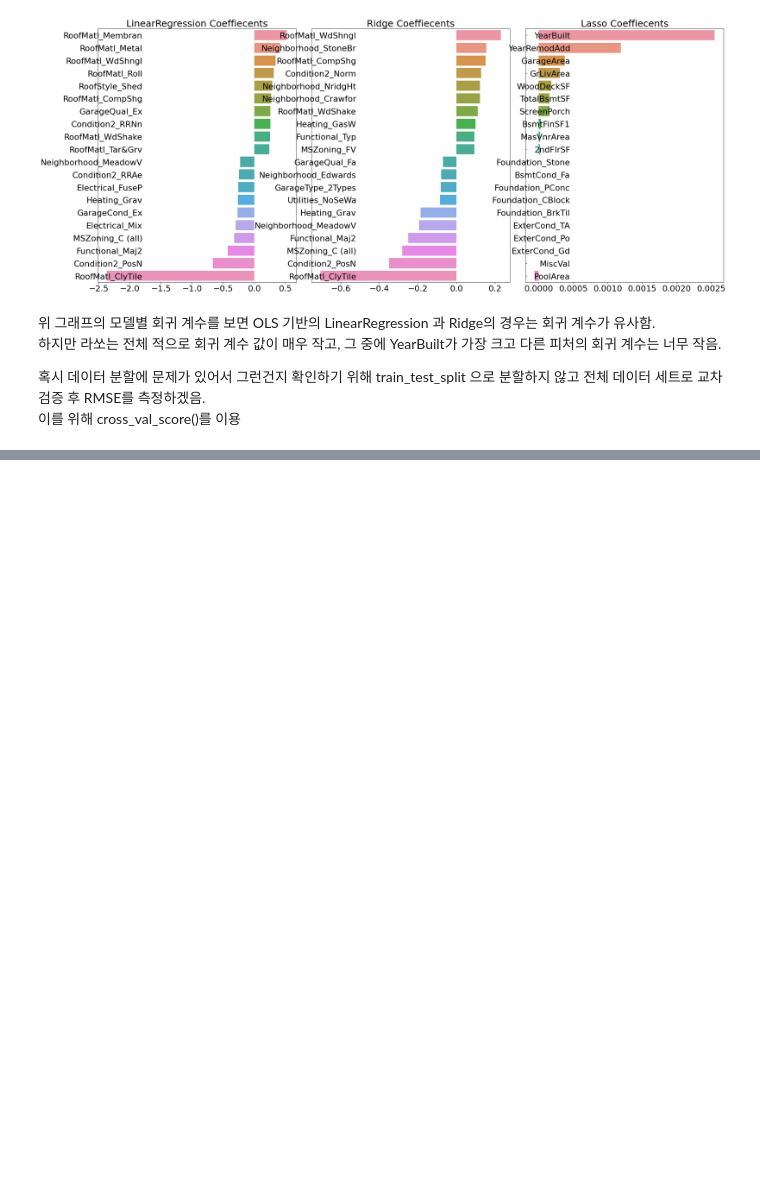
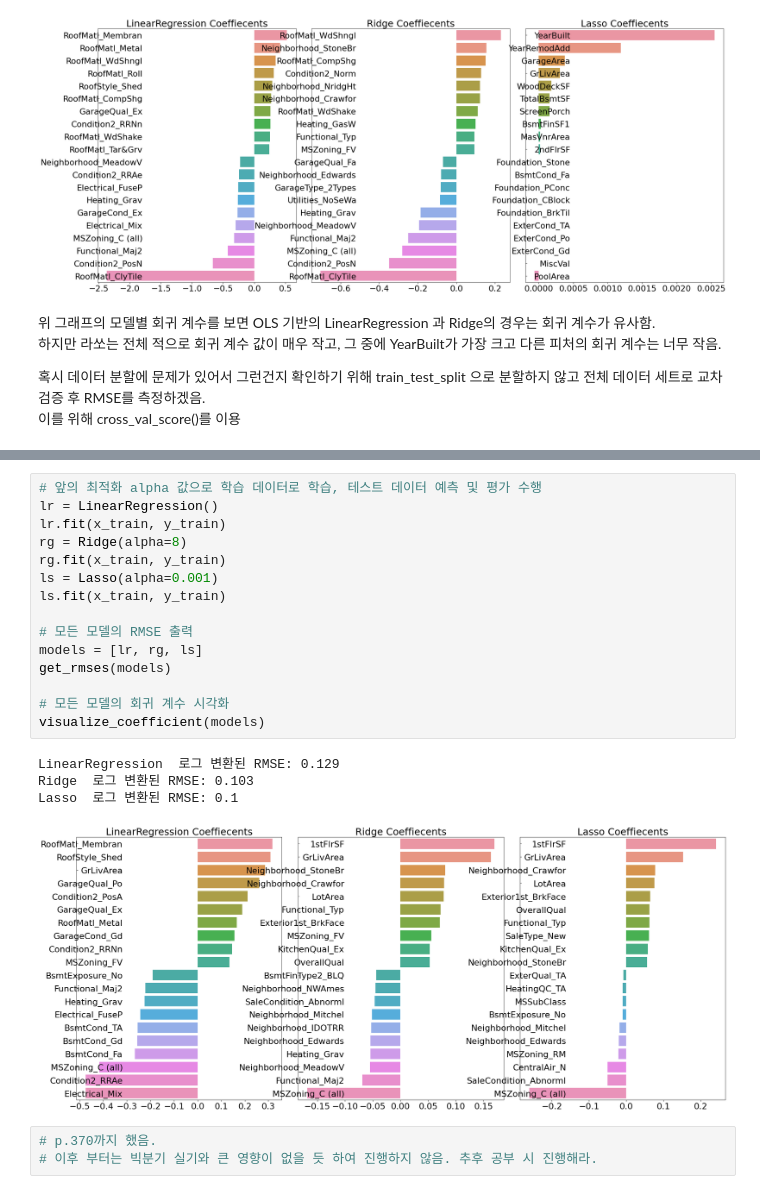
Before and after one commit to johyunkang/python-ml-guide, a Jupyter notebook: python_ml_perfect_guide_05_house_prices.ipynb, the cells around one changed output, grey strips where cells are left out. Saved outputs shown, nothing was run; the diff lists cells and outputs as text; blank space fills up the shorter version.

```diff
--- a/python_ml_perfect_guide_05_house_prices.ipynb
+++ b/python_ml_perfect_guide_05_house_prices.ipynb
@@ -371,0 +527,23 @@ sqrt = class ufunc(builtins.object)
+# %%
+# 앞의 최적화 alpha 값으로 학습 데이터로 학습, 테스트 데이터 예측 및 평가 수행
+lr = LinearRegression()
+lr.fit(x_train, y_train)
+rg = Ridge(alpha=8)
+rg.fit(x_train, y_train)
+ls = Lasso(alpha=0.001)
+ls.fit(x_train, y_train)
+
+# 모든 모델의 RMSE 출력
+models = [lr, rg, ls]
+get_rmses(models)
+
+# 모든 모델의 회귀 계수 시각화
+visualize_coefficient(models)
+# %% [output]
+LinearRegression  로그 변환된 RMSE: 0.129
+Ridge  로그 변환된 RMSE: 0.103
+Lasso  로그 변환된 RMSE: 0.1
+[figure, added]
+# %%
+# p.370까지 했음.
+# 이후 부터는 빅분기 실기와 큰 영향이 없을 듯 하여 진행하지 않음. 추후 공부 시 진행해라.
```
Also changed, not shown: parts of 15 cells of this notebook.
